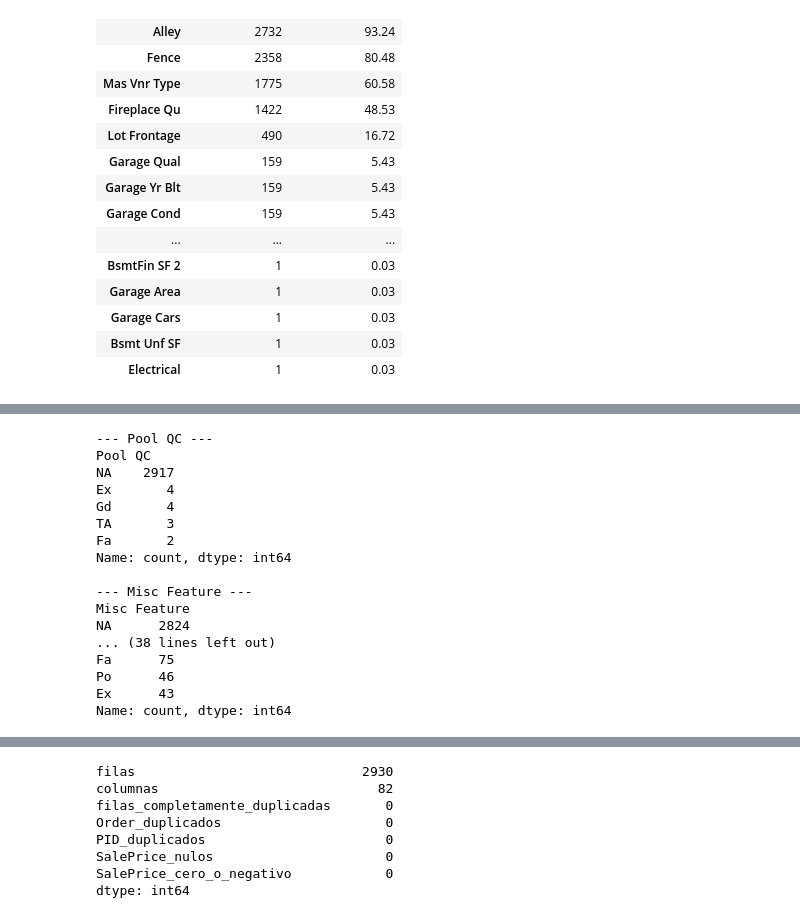
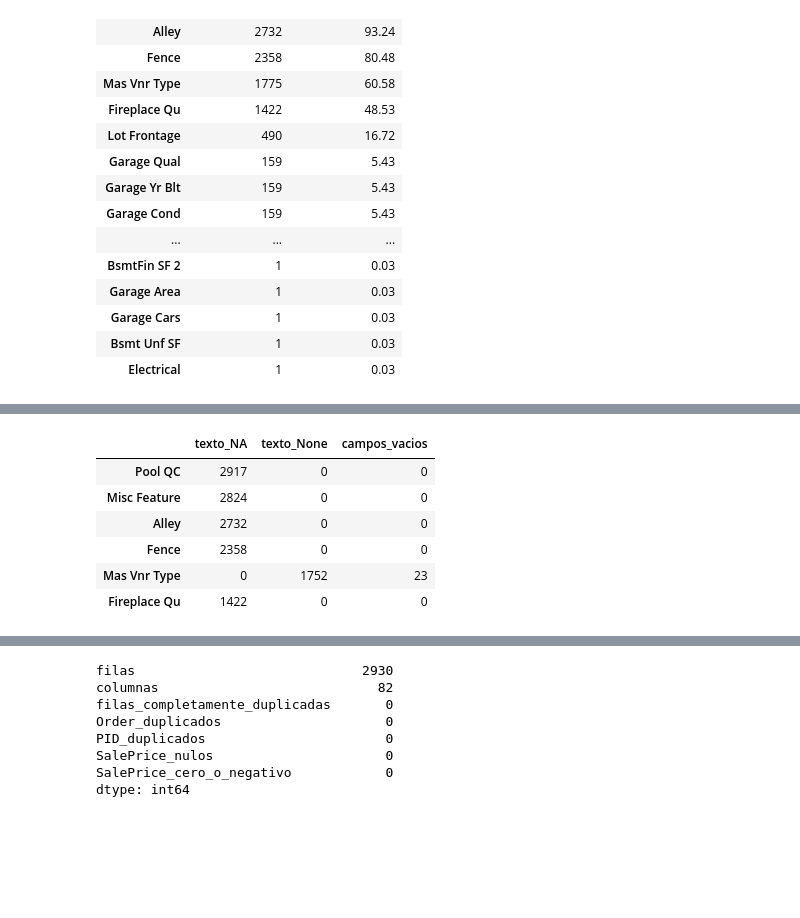
Before and after one commit to gpatrick20/Proyecto_ML_housing, a Jupyter notebook: notebooks/01_comprension_eda_preparacion.ipynb, the cells around one changed output, grey strips where cells are left out. Drawn from its saved outputs; the diff is of its cells as text; code cells hidden in the pictures; blank space fills up the shorter version.

```diff
--- a/notebooks/01_comprension_eda_preparacion.ipynb
+++ b/notebooks/01_comprension_eda_preparacion.ipynb
@@ -120,37 +109,23 @@ En esta etapa solo se documenta el diagnóstico; no se modifica el dataset.
 # %%
-# Lectura auxiliar para inspeccionar los textos originales del CSV.
-df_texto = load_raw(
-    dtype=str,
-    keep_default_na=False
-)
-
+df_texto = load_raw(dtype=str, keep_default_na=False)
 columnas_revisar = [
-    "Pool QC",
-    "Misc Feature",
-    "Alley",
-    "Fence",
-    "Mas Vnr Type",
-    "Fireplace Qu"
+    "Pool QC", "Misc Feature", "Alley", "Fence",
+    "Mas Vnr Type", "Fireplace Qu"
 ]
-
-for columna in columnas_revisar:
-    print(f"\n--- {columna} ---")
-    print(df_texto[columna].value_counts(dropna=False))
+revision_codigos = pd.DataFrame({
+    columna: {
+        "texto_NA": df_texto[columna].eq("NA").sum(),
+        "texto_None": df_texto[columna].eq("None").sum(),
+        "campos_vacios": df_texto[columna].eq("").sum()
+    }
+    for columna in columnas_revisar
+}).T
+revision_codigos
 # %% [output]
---- Pool QC ---
-Pool QC
-NA    2917
-Ex       4
-Gd       4
-TA       3
-Fa       2
-Name: count, dtype: int64
-
---- Misc Feature ---
-Misc Feature
-NA      2824
-... (38 lines left out)
-Fa      75
-Po      46
-Ex      43
-Name: count, dtype: int64
+|  | texto_NA | texto_None | campos_vacios |
+| Pool QC | 2917 | 0 | 0 |
+| Misc Feature | 2824 | 0 | 0 |
+| Alley | 2732 | 0 | 0 |
+| Fence | 2358 | 0 | 0 |
+| Mas Vnr Type | 0 | 1752 | 23 |
+| Fireplace Qu | 1422 | 0 | 0 |
```
Also changed, not shown: parts of 60 cells of this notebook, 7 other files.
